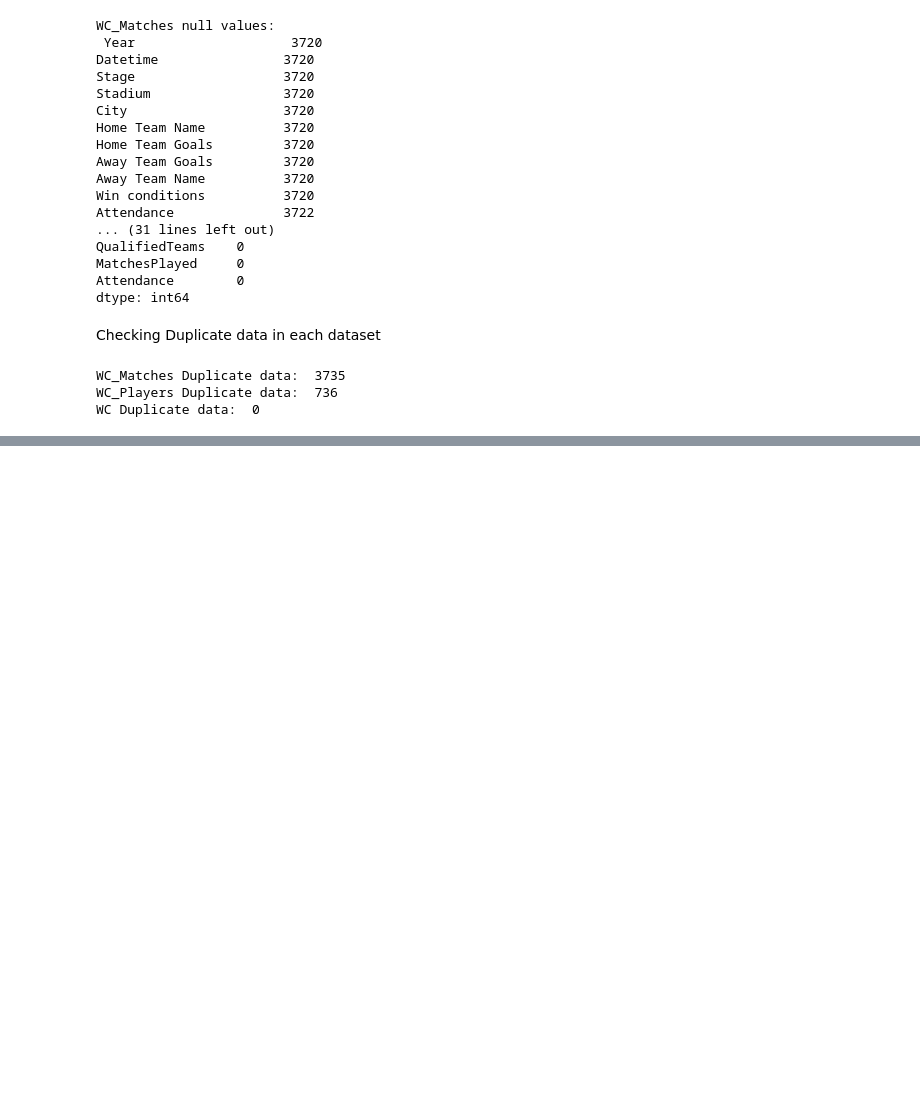
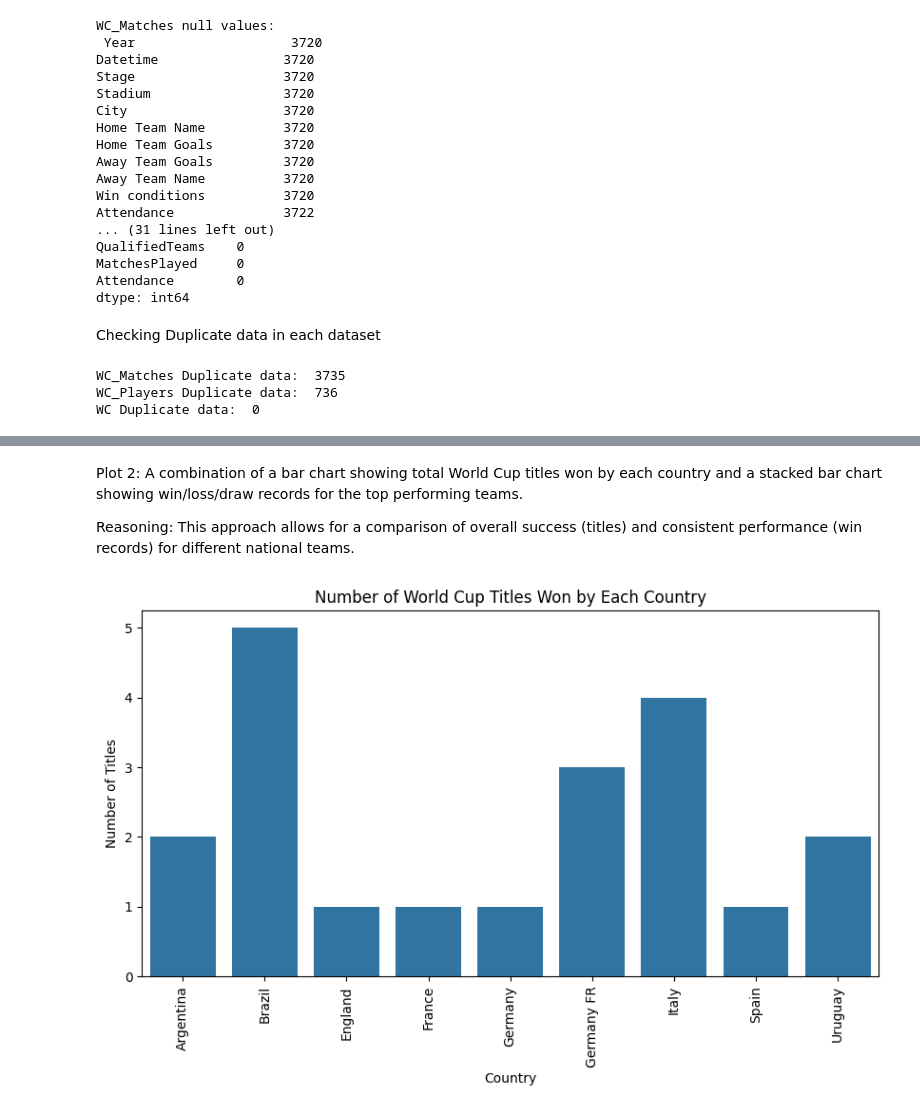
Before and after one commit to Rathod11jay/Unified_Mentor, a Jupyter notebook: FIFA_World_Cup_Analysis.ipynb, the cells around one changed output, grey strips where cells are left out. Cells and saved outputs as stored; diff of their text form; code cells hidden in the pictures; blank space fills up the shorter version.

```diff
--- a/FIFA_World_Cup_Analysis.ipynb
+++ b/FIFA_World_Cup_Analysis.ipynb
@@ -116,0 +147,22 @@ WC Duplicate data:  0
+# %% [markdown]
+Plot 2: A combination of a bar chart showing total World Cup titles won by each country and a stacked bar chart showing win/loss/draw records for the top performing teams.
+
+Reasoning: This approach allows for a comparison of overall success (titles) and consistent performance (win records) for different national teams.
+# %%
+# Bar chart for World Cup titles
+titles_by_country = WC.groupby('Winner')['Year'].count().reset_index() # Assuming 'Winner' column in WC DataFrame
+plt.figure(figsize=(10, 5))
+sns.barplot(x='Winner', y='Year', data=titles_by_country)
+plt.title('Number of World Cup Titles Won by Each Country')
+plt.xlabel('Country')
+plt.ylabel('Number of Titles')
+plt.xticks(rotation=90)
+plt.show()
+
+# Stacked bar chart for win/loss/draw records (example for top 5 teams)
+top_teams = WC['Winner'].value_counts().head(5).index # Assuming 'Winner' column in WC DataFrame
+team_records = WC[WC['Winner'].isin(top_teams)] # Filter DataFrame for top teams
+# ... (Code to calculate win/loss/draw counts for each team)
+# ... (Code to create stacked bar chart using plt.bar or sns.histplot)
+# %% [output]
+[figure, added]
```
Also changed, not shown: parts of 6 cells of this notebook.
